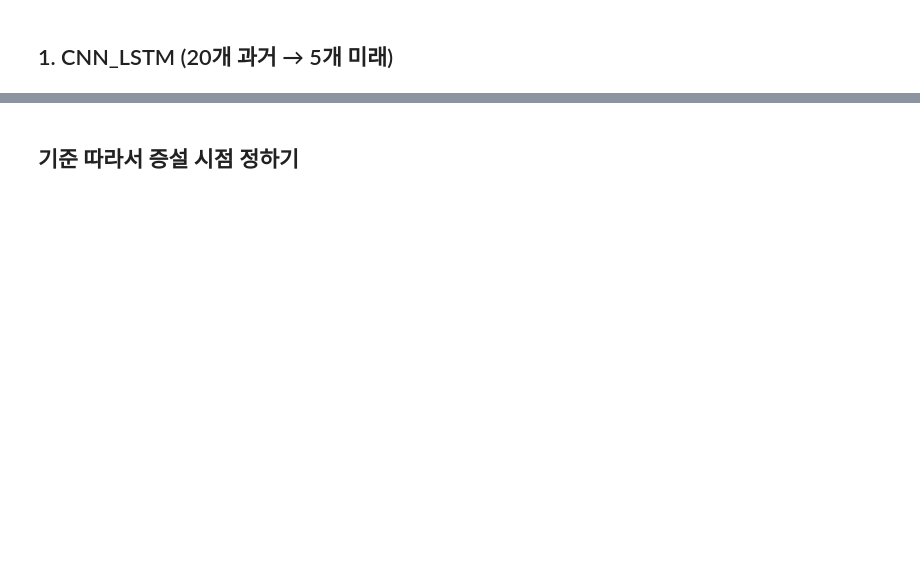
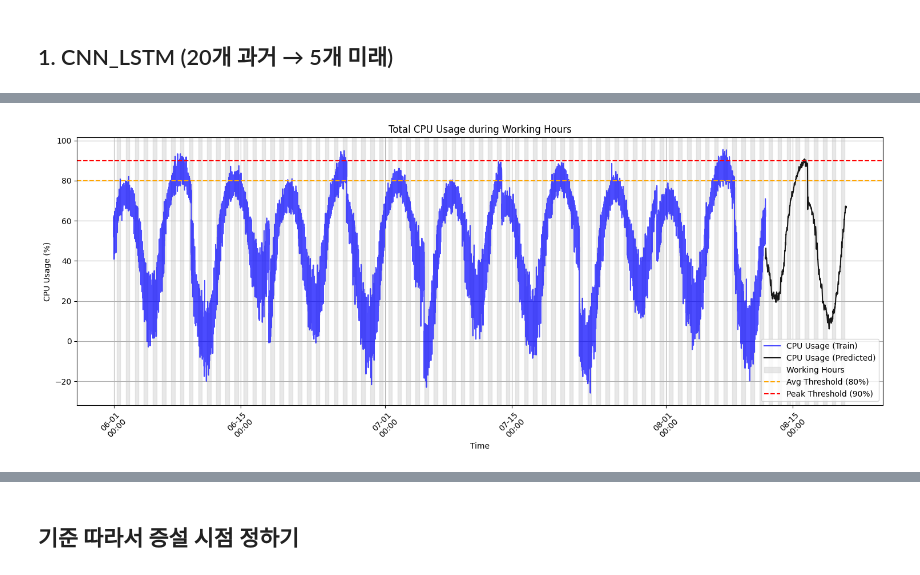
Before and after one commit to hyeonseonn/sensing_app, a Jupyter notebook: [0804new]_machine_learning_CPU.ipynb, the cells around one changed output, grey strips where cells are left out. Drawn from its saved outputs; the diff is of its cells as text; code cells hidden in the pictures; blank space fills up the shorter version.

```diff
--- a/[0804new]_machine_learning_CPU.ipynb
+++ b/[0804new]_machine_learning_CPU.ipynb
@@ -172,0 +215,86 @@ R²  : 0.9246690994336557
+# %%
+import matplotlib.pyplot as plt
+import matplotlib.dates as mdates
+import pandas as pd
+
+# 1. 전체 예측 시계열 구성 (Train은 실제값, Test는 예측값)
+all_pred_series = pd.concat([
+    df['cpu'][:test_time_index[0]],       # Train 구간은 실제 측정값
+    test_series_pred                      # Test 구간은 예측값
+])
+all_pred_series.name = "cpu_pred"
+
+# 2. 업무시간 (08:00~18:00)만 추출
+work_time = all_pred_series.between_time("08:00", "18:00")
+
+# 3. 조건 1: 업무시간 평균 CPU 사용률 ≥ 80%
+avg_threshold = 80
+condition1_flag = work_time.mean() >= avg_threshold
+
+# 4. 조건 2: 업무시간 중 피크(≥90%) 발생한 날이 전체의 80% 이상
+peak_threshold = 90
+daily_peak_flags = (all_pred_series > peak_threshold).between_time("08:00", "18:00")
+daily_peak = daily_peak_flags.groupby(daily_peak_flags.index.date).any()
+peak_days = daily_peak.sum()
+total_days = len(daily_peak)
+condition2_flag = (peak_days / total_days) >= 0.8
+
+# 5. 증설 판단
+upgrade_flag = condition1_flag or condition2_flag
+
+# 6. Upgrade 표시할 시간대 지정
+if condition1_flag:
+    upgrade_times = work_time.index
+elif condition2_flag:
+    # 조건 2 충족 시 peak 발생일 기준
+    peak_day_list = daily_peak[daily_peak].index[:5]  # 최대 5일
+    upgrade_times = work_time[work_time.index.date.astype(str).isin(peak_day_list.astype(str))].index
+else:
+    upgrade_times = []
+
+# 7. 시각화 (Train과 Test 색상 구분)
+fig, ax = plt.subplots(figsize=(15, 6))
+
+# Train 구간
+train_series = df['cpu'][:test_time_index[0]]
+ax.plot(train_series.index, train_series.values, label="CPU Usage (Train)", color="blue", alpha=0.7)
+
+# Test 구간
+ax.plot(test_series_pred.index, test_series_pred.values, label="CPU Usage (Predicted)", color="black",alpha=0.9)
+
+# 업무시간 배경 색칠
+unique_dates = pd.to_datetime(all_pred_series.index.date).unique()
+first = True
+for date in unique_dates:
+    start = pd.Timestamp(f"{date} 08:00")
+    end = pd.Timestamp(f"{date} 18:00")
+    label = "Working Hours" if first else None  # 첫 번째에만 라벨 부여
+    ax.axvspan(start, end, color='lightgray', alpha=0.5, label=label)
+    first = False
+
+# 기준선
+ax.axhline(avg_threshold, color='orange', linestyle='--', label="Avg Threshold (80%)")
+ax.axhline(peak_threshold, color='red', linestyle='--', label="Peak Threshold (90%)")
+
+# 업그레이드 신호 표시
+if len(upgrade_times) > 0:
+    ax.scatter(upgrade_times, work_time.loc[upgrade_times], color='red', label="Upgrade Signal", zorder=5, s=20)
+
+# 마무리 설정
+ax.set_title("Total CPU Usage during Working Hours")
+ax.set_xlabel("Time")
+ax.set_ylabel("CPU Usage (%)")
+ax.legend()
+ax.grid(True)
+ax.xaxis.set_major_formatter(mdates.DateFormatter('%m-%d\n%H:%M'))
+plt.setp(ax.get_xticklabels(), rotation=45, ha="center")
+plt.tight_layout()
+plt.show()
+
+
+# 8. 결과 출력
+print(f" Condition 1 (Avg CPU during working hours ≥ 80%): {condition1_flag} ({work_time.mean():.2f}%)")
+print(f" Condition 2 (≥80% of days with peak > 90%): {condition2_flag} ({peak_days}/{total_days})")
+print(f" Final Upgrade Decision: {'Upgrade Needed' if upgrade_flag else ' No Upgrade Required'}")
+# %% [output]
+[figure, added]
```
Also changed, not shown: parts of 6 cells of this notebook.
